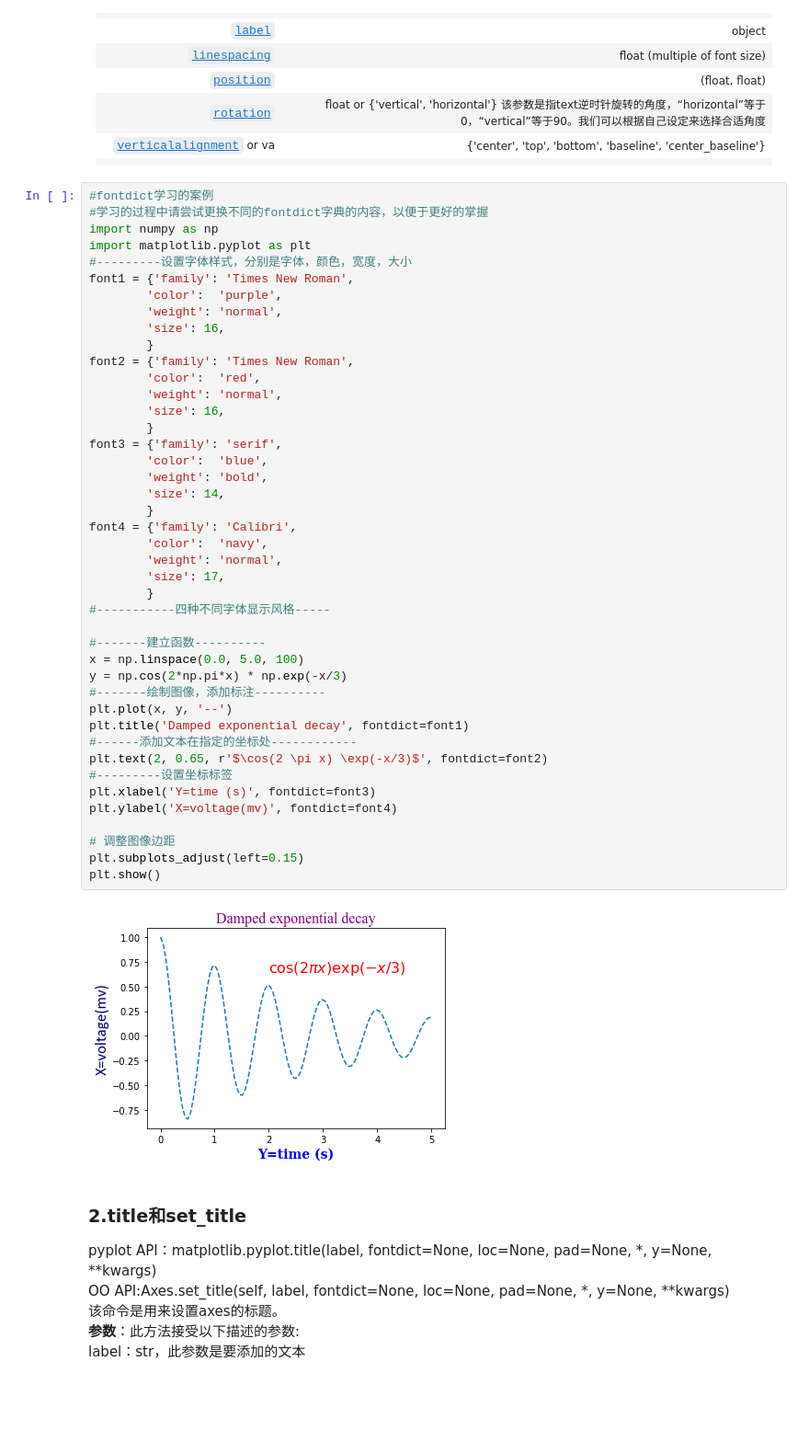
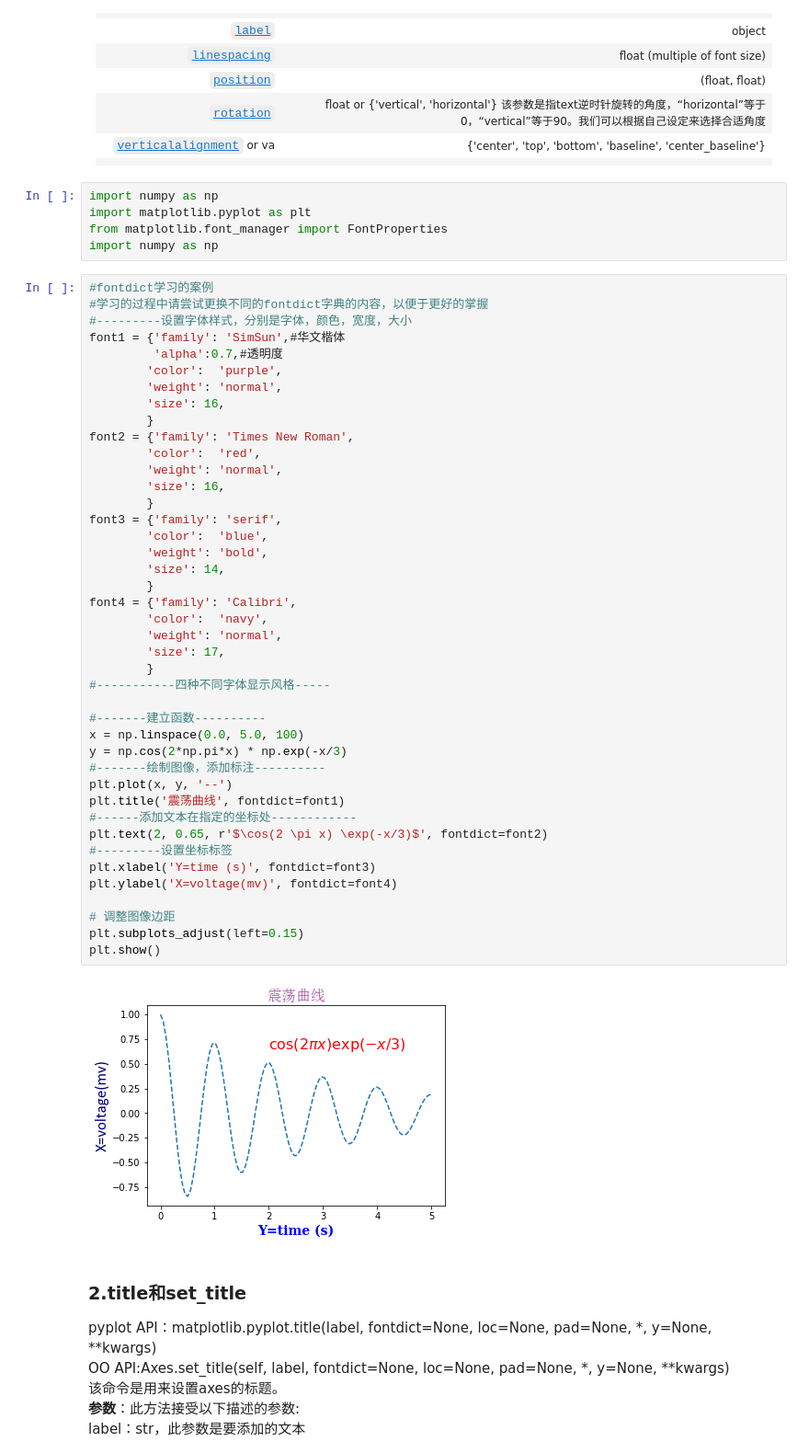
Before and after one commit to datawhalechina/fantastic-matplotlib, a Jupyter notebook: 第四回：文字图例尽眉目.ipynb, the cells around one changed output. Shown: that part at 92% size. Drawn from its saved outputs; the diff is of its cells as text; blank space fills up the shorter version.

```diff
--- a/第四回：文字图例尽眉目.ipynb
+++ b/第四回：文字图例尽眉目.ipynb
@@ -48,13 +48,17 @@ fontdict主要参数具体介绍，更多参数请参考[官网说明](https://m
 | [`rotation`](https://matplotlib.org/api/text_api.html#matplotlib.text.Text.set_rotation) | float or {'vertical', 'horizontal'} 该参数是指text逆时针旋转的角度，“horizontal”等于0，“vertical”等于90。我们可以根据自己设定来选择合适角度                       |
 | [`verticalalignment`](https://matplotlib.org/api/text_api.html#matplotlib.text.Text.set_verticalalignment) or va | {'center', 'top', 'bottom', 'baseline', 'center_baseline'}   |
                                                     |
+# %%
+import numpy as np
+import matplotlib.pyplot as plt
+from matplotlib.font_manager import FontProperties
+import numpy as np
 # %%
 #fontdict学习的案例
 #学习的过程中请尝试更换不同的fontdict字典的内容，以便于更好的掌握
-import numpy as np
-import matplotlib.pyplot as plt
 #---------设置字体样式，分别是字体，颜色，宽度，大小
-font1 = {'family': 'Times New Roman',
+font1 = {'family': 'SimSun',#华文楷体
+         'alpha':0.7,#透明度
         'color':  'purple',
         'weight': 'normal',
         'size': 16,
@@ -64,35 +68,35 @@ font2 = {'family': 'Times New Roman',
         'weight': 'normal',
         'size': 16,
         }
 font3 = {'family': 'serif',
         'color':  'blue',
         'weight': 'bold',
         'size': 14,
         }
 font4 = {'family': 'Calibri',
         'color':  'navy',
         'weight': 'normal',
         'size': 17,
         }
 #-----------四种不同字体显示风格-----
 
 #-------建立函数----------
 x = np.linspace(0.0, 5.0, 100)
 y = np.cos(2*np.pi*x) * np.exp(-x/3)
 #-------绘制图像，添加标注----------
 plt.plot(x, y, '--')
-plt.title('Damped exponential decay', fontdict=font1)
+plt.title('震荡曲线', fontdict=font1)
 #------添加文本在指定的坐标处------------
 plt.text(2, 0.65, r'$\cos(2 \pi x) \exp(-x/3)$', fontdict=font2)
 #---------设置坐标标签
 plt.xlabel('Y=time (s)', fontdict=font3)
 plt.ylabel('X=voltage(mv)', fontdict=font4)
 
 # 调整图像边距
 plt.subplots_adjust(left=0.15)
 plt.show()
 # %% [output]
-[figure, old version]
+[figure, new version]
 # %% [markdown]
 ### 2.title和set_title
 pyplot API：matplotlib.pyplot.title(label, fontdict=None, loc=None, pad=None, \*, y=None, \*\*kwargs)
```
Also changed, not shown: parts of 19 cells of this notebook.
